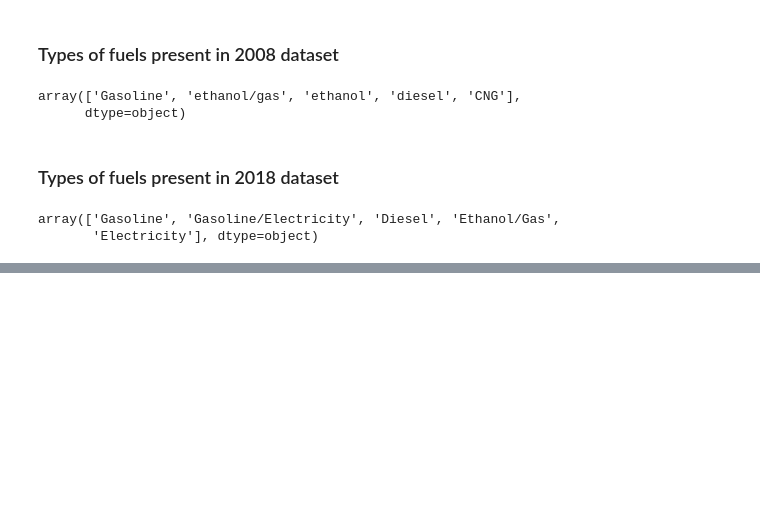
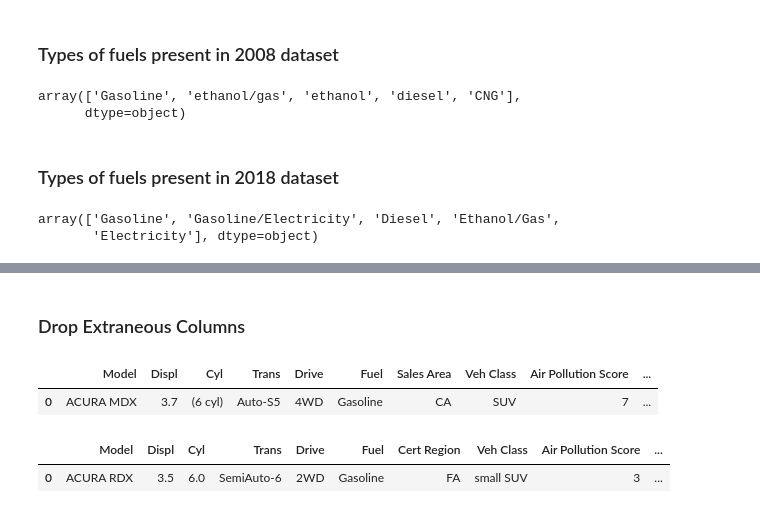
Before and after one commit to emilylauyw/Udacity_DAND_CaseStudy2-Analyze_Fuel_Economy_Data, a Jupyter notebook: analyze_fuel_economy_data.ipynb, the cells around one changed output, grey strips where cells are left out. Drawn from its saved outputs; the diff is of its cells as text; code cells hidden in the pictures; blank space fills up the shorter version.

```diff
--- a/analyze_fuel_economy_data.ipynb
+++ b/analyze_fuel_economy_data.ipynb
@@ -234,0 +249,20 @@ array(['Gasoline', 'Gasoline/Electricity', 'Diesel', 'Ethanol/Gas',
+# %% [markdown]
+### Drop Extraneous Columns
+# %%
+# drop columns from 2008 dataset
+df_08.drop(['Stnd', 'Underhood ID', 'FE Calc Appr', 'Unadj Cmb MPG'], axis=1, inplace=True)
+
+# confirm changes
+df_08.head(1)
+# %% [output]
+|  | Model | Displ | Cyl | Trans | Drive | Fuel | Sales Area | Veh Class | Air Pollution Score | ... |
+| 0 | ACURA MDX | 3.7 | (6 cyl) | Auto-S5 | 4WD | Gasoline | CA | SUV | 7 | ... |
+# %%
+# drop columns from 2018 dataset
+df_18.drop(['Stnd', 'Stnd Description', 'Underhood ID', 'Comb CO2'], axis=1, inplace=True)
+
+# confirm changes
+df_18.head(1)
+# %% [output]
+|  | Model | Displ | Cyl | Trans | Drive | Fuel | Cert Region | Veh Class | Air Pollution Score | ... |
+| 0 | ACURA RDX | 3.5 | 6.0 | SemiAuto-6 | 2WD | Gasoline | FA | small SUV | 3 | ... |
```
Also changed, not shown: parts of 10 cells of this notebook.
